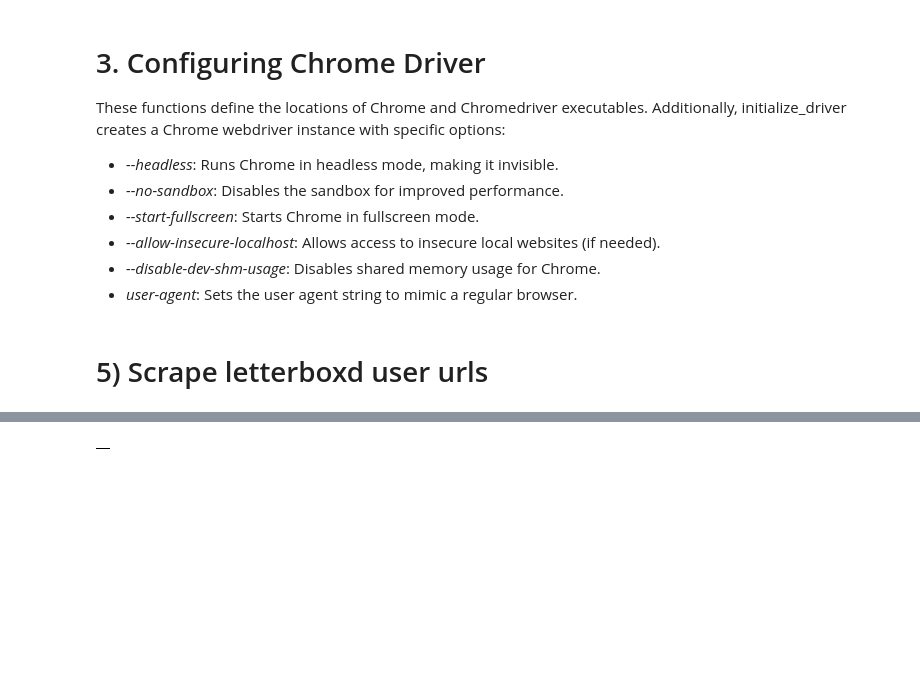
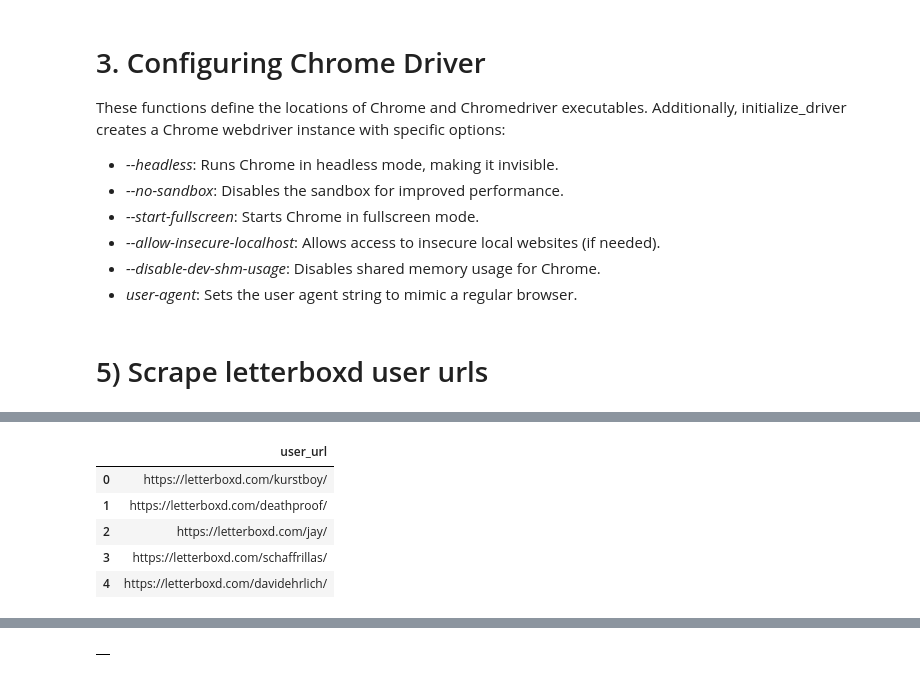
Before and after one commit to Colmmm/LetterboxdSentimentAnalysis, a Jupyter notebook: notebooks/user_scraper.ipynb, the cells around one changed output, grey strips where cells are left out. Saved outputs shown, nothing was run; the diff lists cells and outputs as text; code cells hidden in the pictures; blank space fills up the shorter version.

```diff
--- a/notebooks/user_scraper.ipynb
+++ b/notebooks/user_scraper.ipynb
@@ -604,0 +812,9 @@ def scrape_reviews(driver, user_profile_url):
+# %%
+user_urls_df
+# %% [output]
+|  | user_url |
+| 0 | https://letterboxd.com/kurstboy/ |
+| 1 | https://letterboxd.com/deathproof/ |
+| 2 | https://letterboxd.com/jay/ |
+| 3 | https://letterboxd.com/schaffrillas/ |
+| 4 | https://letterboxd.com/davidehrlich/ |
```
Also changed, not shown: parts of 30 cells of this notebook.
